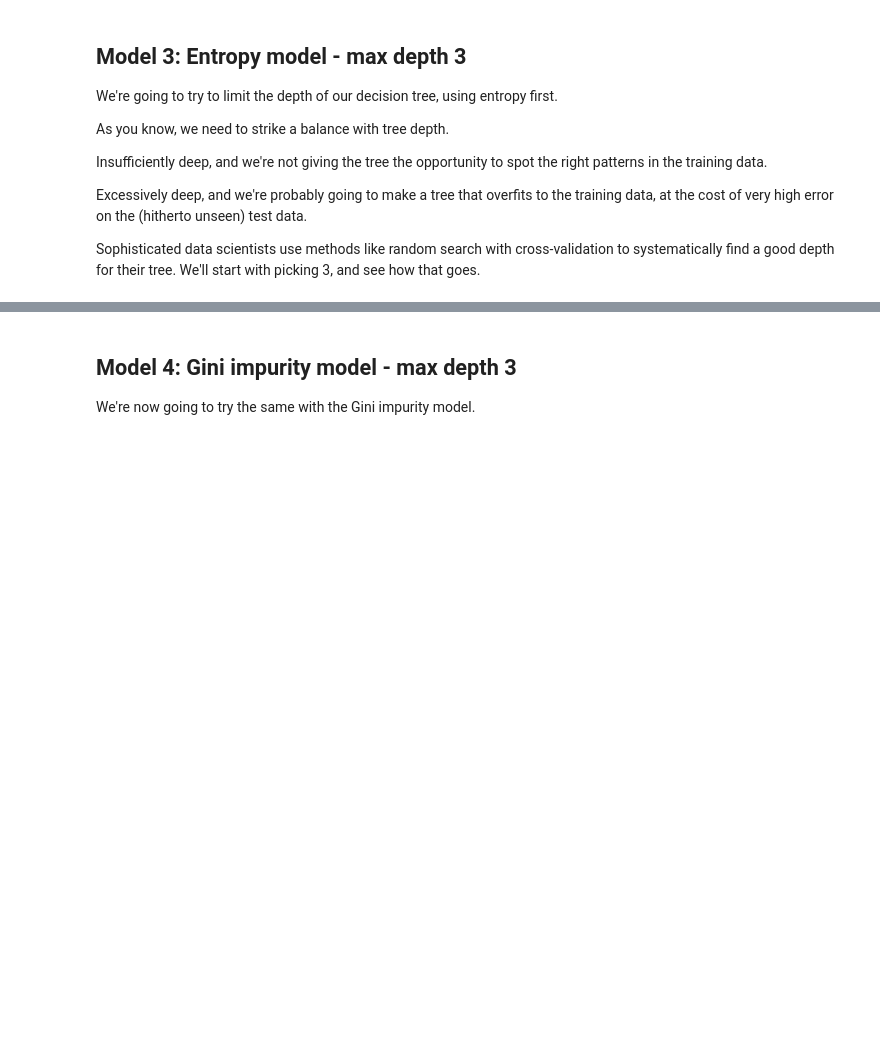
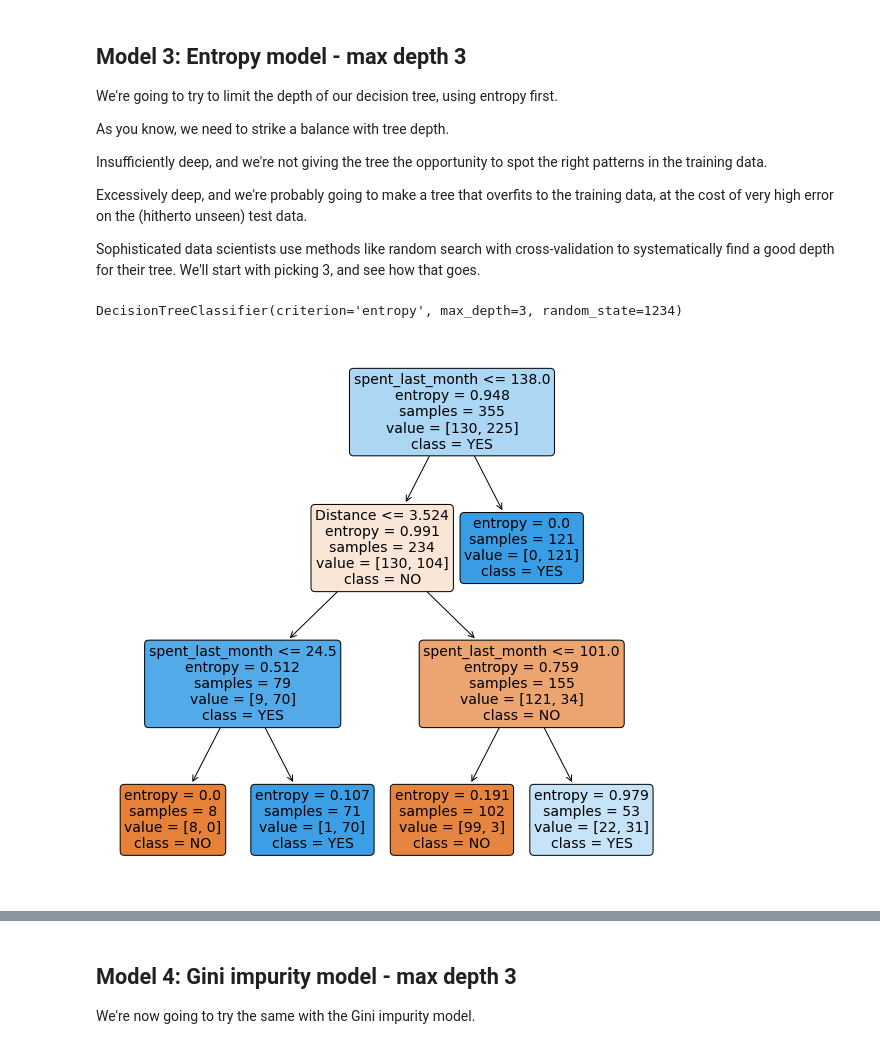
Before and after one commit to JonnyPearce/SpringboardDS-Projects, a Jupyter notebook: Speciality Coffee Project/Springboard Decision Tree Specialty Coffee Case Study - Tier 3 - Jonny Pearce - complete - 9 March 2023.ipynb, the cells around one changed output, grey strips where cells are left out. Drawn from its saved outputs; the diff is of its cells as text; code cells hidden in the pictures; blank space fills up the shorter version.

```diff
--- a/Speciality Coffee Project/Springboard Decision Tree Specialty Coffee Case Study - Tier 3 - Jonny Pearce - complete - 9 March 2023.ipynb
+++ b/Speciality Coffee Project/Springboard Decision Tree Specialty Coffee Case Study - Tier 3 - Jonny Pearce - complete - 9 March 2023.ipynb
@@ -473,13 +553,38 @@ Sophisticated data scientists use methods like random search with cross-validati
 # %%
 # Made a model as before, but call it entr_model2, and make the max_depth parameter equal to 3.
 # Execute the fitting, predicting, and Series operations as before
-_ _ _
+entr_model2 = tree.DecisionTreeClassifier(criterion="entropy", max_depth=3, random_state = 1234)
+
+# Call fit() on the gini_model as you did with the entr_model
+entr_model2.fit(X_train, y_train)
+
+# Call predict() on the gini_model as you did with the entr_model
+y_pred = entr_model2.predict(X_test)
+
+# Turn y_pred into a series, as before
+pd.Series(y_pred)
+
+# Check out gini_model
+entr_model2
+# %% [output]
+DecisionTreeClassifier(criterion='entropy', max_depth=3, random_state=1234)
 # %%
 # As before, we need to visualize the tree to grasp its nature
 _ _ _
 
 # Alternatively for class_names use entr_model2.classes_
 _ _ _
+# %%
+fig, ax = plt.subplots(figsize=(10,10))
+tree.plot_tree(entr_model2,
+              feature_names=X_train.columns,
+              class_names = ["NO", "YES"],
+              filled=True,
+              rounded=True,
+              fontsize=14)
+plt.show()
+# %% [output]
+[figure, added]
 # %%
 # Run this block for model evaluation
 print("Model Entropy model max depth 3")
```
Also changed, not shown: parts of 37 cells of this notebook.
